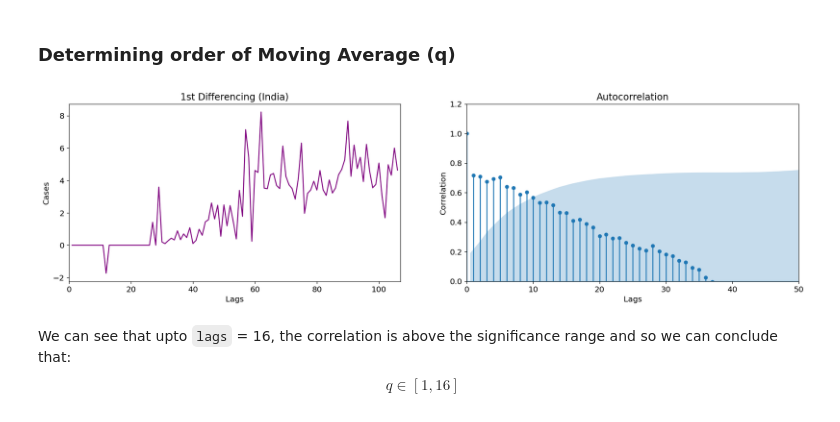
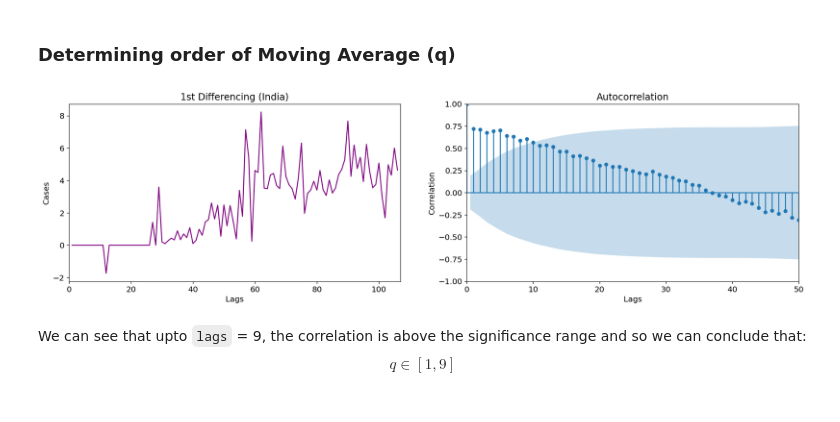
Before and after one commit to bharathvariar/Time-Forecasting-with-ARIMA-and-Neural-Networks, a Jupyter notebook: Deep Learning Project.ipynb, the cells around one changed output. Cells and saved outputs as stored; diff of their text form; code cells hidden in the pictures.

```diff
--- a/Deep Learning Project.ipynb
+++ b/Deep Learning Project.ipynb
@@ -93,8 +96,7 @@ confirmed_test = confirmed_df["2021-04-23":"2021-04-08"]
 # %%
 # Original Series
 country = "India"
-#df = pd.DataFrame(active_train[country].to_numpy())
-df = pd.DataFrame(np.sqrt(active_train[country].to_numpy()))
+df = pd.DataFrame(np.sqrt(active_train[country].to_numpy()), columns = {'cases'})
 
 fig, axes = plt.subplots(3, 2, figsize=(20, 15))
 fig.subplots_adjust(hspace=0.250, wspace=0.125)
@@ -146,28 +147,23 @@ $$p \in \{1, 2, 3\}$$
 # %% [markdown]
 ### Determining order of Moving Average (q)
 # %%
-# fig, axes = plt.subplots(1, 2, sharex=True)
-# axes[0].plot(df.diff())
-# axes[0].set(title="1st Differencing", ylabel="Cases", xlabel="Lags", xlim=[0, 400])
-# plot_acf(df.diff().dropna(), ax=axes[1], lags=df.shape[0] - 2)
-# # axes[1].set(ylabel="Correlation", xlabel="Lags", xlim=[0, 50])
 fig, axes = plt.subplots(1, 2, figsize=(20, 5))
 axes[0].plot(df.diff(), "purple")
 axes[0].set(
     title=f"1st Differencing ({country})",
     xlabel="Lags",
     ylabel="Cases",
     xlim=(0, df.shape[0]),
 )
 plot_acf(df.diff().dropna(), ax=axes[1], lags=df.shape[0] - 2)
-axes[1].set(ylim=(0, 1.2), xlim=(0, 50), xlabel="Lags", ylabel="Correlation")
+axes[1].set(ylim=(-1, 1), xlim=(0, 50), xlabel="Lags", ylabel="Correlation")
 
 fig.savefig("Graphs/3.acf_plots.jpg")
 plt.show()
 # %% [output]
-[figure, old version]
+[figure, new version]
 # %% [markdown]
-We can see that upto `lags` = 16, the correlation is above the significance range and so we can conclude that: $$q \in [1, 16]$$
+We can see that upto `lags` = 9, the correlation is above the significance range and so we can conclude that: $$q \in [1, 9]$$
 # %%
 # Define the p, d, q parameters
 p = range(1, 4)
```
Also changed, not shown: parts of 17 cells of this notebook, 3 other files.
